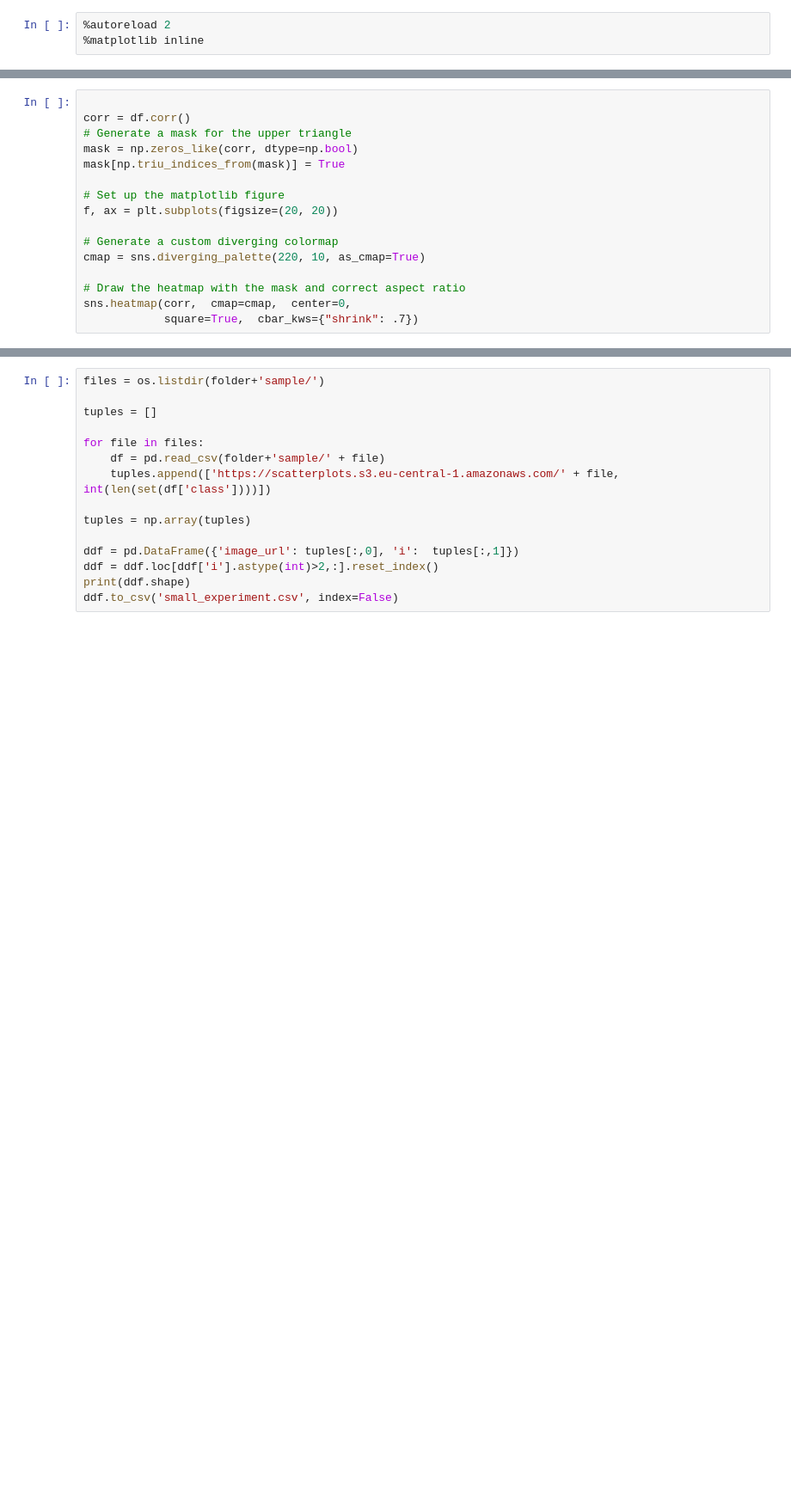
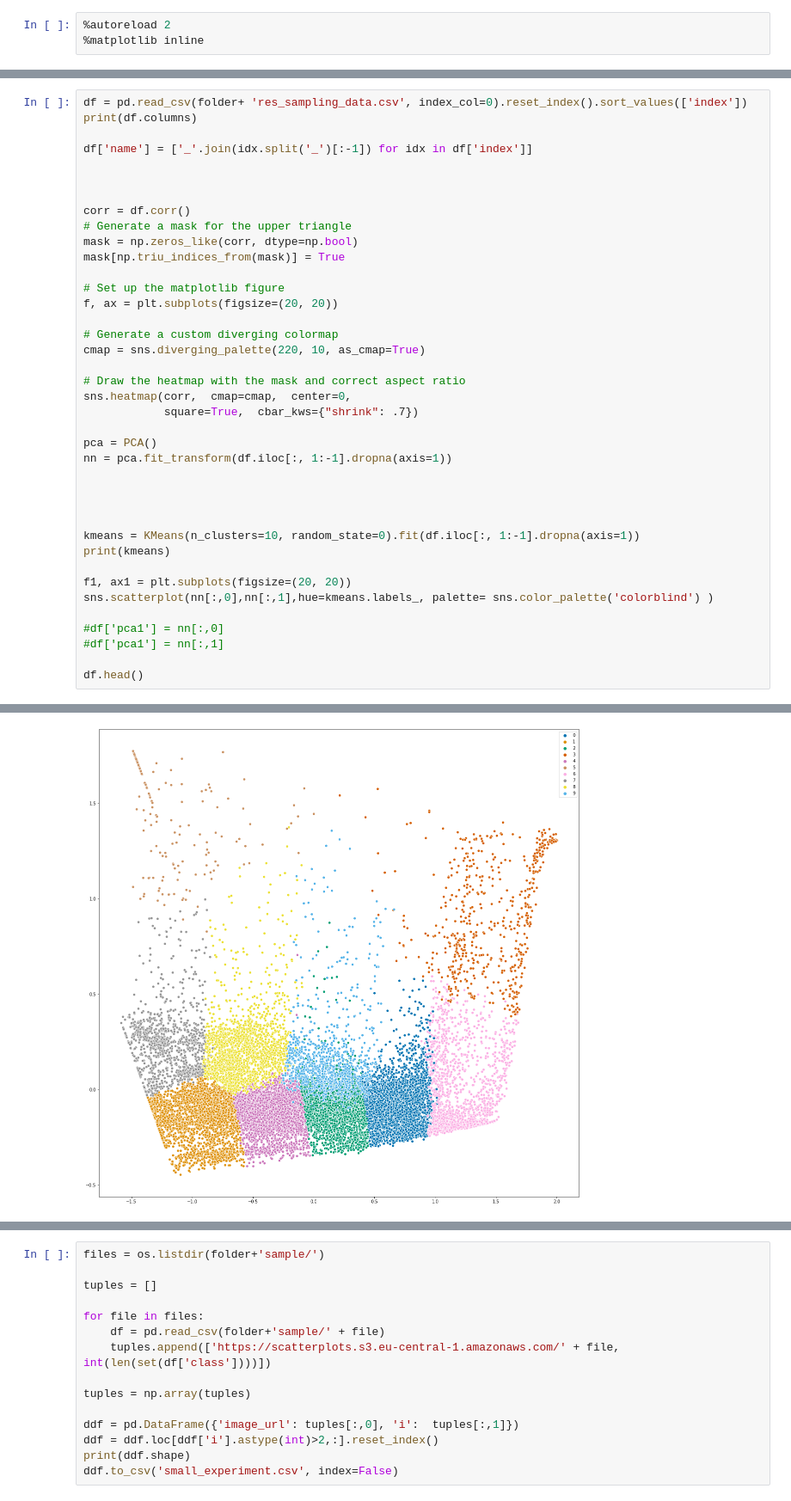
Before and after one commit to kix2mix2/SepMe, a Jupyter notebook: Jupyters/analysis/Knn Data Sampling.ipynb, the cells around one changed output, grey strips where cells are left out. Shown at 86% size. Drawn from its saved outputs; the diff is of its cells as text; blank space fills up the shorter version.

```diff
--- a/Jupyters/analysis/Knn Data Sampling.ipynb
+++ b/Jupyters/analysis/Knn Data Sampling.ipynb
@@ -50,4 +22,10 @@ Index(['index', 'knn_2_ltcc_all', 'knn_2_ltcc_0', 'knn_2_ltcc_1',
 # %%
+df = pd.read_csv(folder+ 'res_sampling_data.csv', index_col=0).reset_index().sort_values(['index'])
+print(df.columns)
+
+df['name'] = ['_'.join(idx.split('_')[:-1]) for idx in df['index']]
+
+
 
 corr = df.corr()
 # Generate a mask for the upper triangle
@@ -63,4 +41,21 @@ cmap = sns.diverging_palette(220, 10, as_cmap=True)
 # Draw the heatmap with the mask and correct aspect ratio
 sns.heatmap(corr,  cmap=cmap,  center=0,
             square=True,  cbar_kws={"shrink": .7})
+
+pca = PCA()
+nn = pca.fit_transform(df.iloc[:, 1:-1].dropna(axis=1))
+
+
+
+
+kmeans = KMeans(n_clusters=10, random_state=0).fit(df.iloc[:, 1:-1].dropna(axis=1))
+print(kmeans)
+
+f1, ax1 = plt.subplots(figsize=(20, 20))
+sns.scatterplot(nn[:,0],nn[:,1],hue=kmeans.labels_, palette= sns.color_palette('colorblind') )
+
+#df['pca1'] = nn[:,0]
+#df['pca1'] = nn[:,1]
+
+df.head()
 # %% [output]
@@ -68 +80,2 @@ sns.heatmap(corr,  cmap=cmap,  center=0,
 [figure]
+[figure, added]
```
Also changed, not shown: parts of 23 cells of this notebook, 2 other files.
